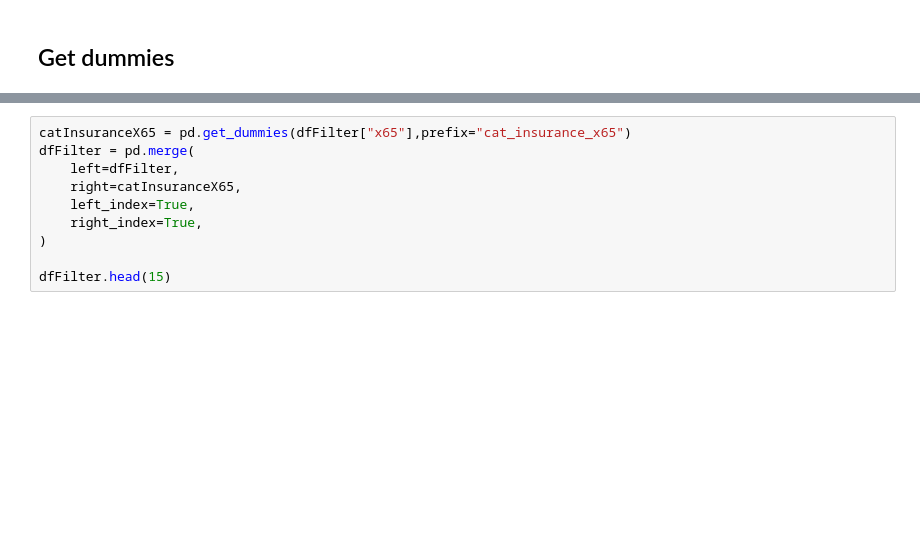
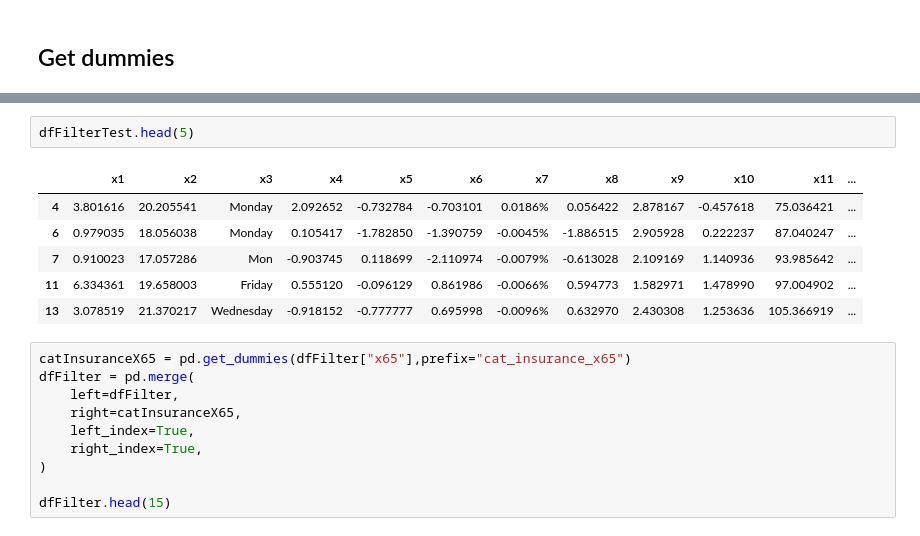
Before and after one commit to tamle2021/classification, a Jupyter notebook: sf.ipynb, the cells around one changed output, grey strips where cells are left out. Cells and saved outputs as stored; diff of their text form; blank space fills up the shorter version.

```diff
--- a/sf.ipynb
+++ b/sf.ipynb
@@ -410,3 +483,12 @@ dfFilter.head(15)
+# %%
+dfFilterTest.head(5)
+# %% [output]
+|  | x1 | x2 | x3 | x4 | x5 | x6 | x7 | x8 | x9 | x10 | x11 | ... |
+| 4 | 3.801616 | 20.205541 | Monday | 2.092652 | -0.732784 | -0.703101 | 0.0186% | 0.056422 | 2.878167 | -0.457618 | 75.036421 | ... |
+| 6 | 0.979035 | 18.056038 | Monday | 0.105417 | -1.782850 | -1.390759 | -0.0045% | -1.886515 | 2.905928 | 0.222237 | 87.040247 | ... |
+| 7 | 0.910023 | 17.057286 | Mon | -0.903745 | 0.118699 | -2.110974 | -0.0079% | -0.613028 | 2.109169 | 1.140936 | 93.985642 | ... |
+| 11 | 6.334361 | 19.658003 | Friday | 0.555120 | -0.096129 | 0.861986 | -0.0066% | 0.594773 | 1.582971 | 1.478990 | 97.004902 | ... |
+| 13 | 3.078519 | 21.370217 | Wednesday | -0.918152 | -0.777777 | 0.695998 | -0.0096% | 0.632970 | 2.430308 | 1.253636 | 105.366919 | ... |
 # %%
 catInsuranceX65 = pd.get_dummies(dfFilter["x65"],prefix="cat_insurance_x65")
 dfFilter = pd.merge(
```
Also changed, not shown: parts of 12 cells of this notebook, 1 other file.
